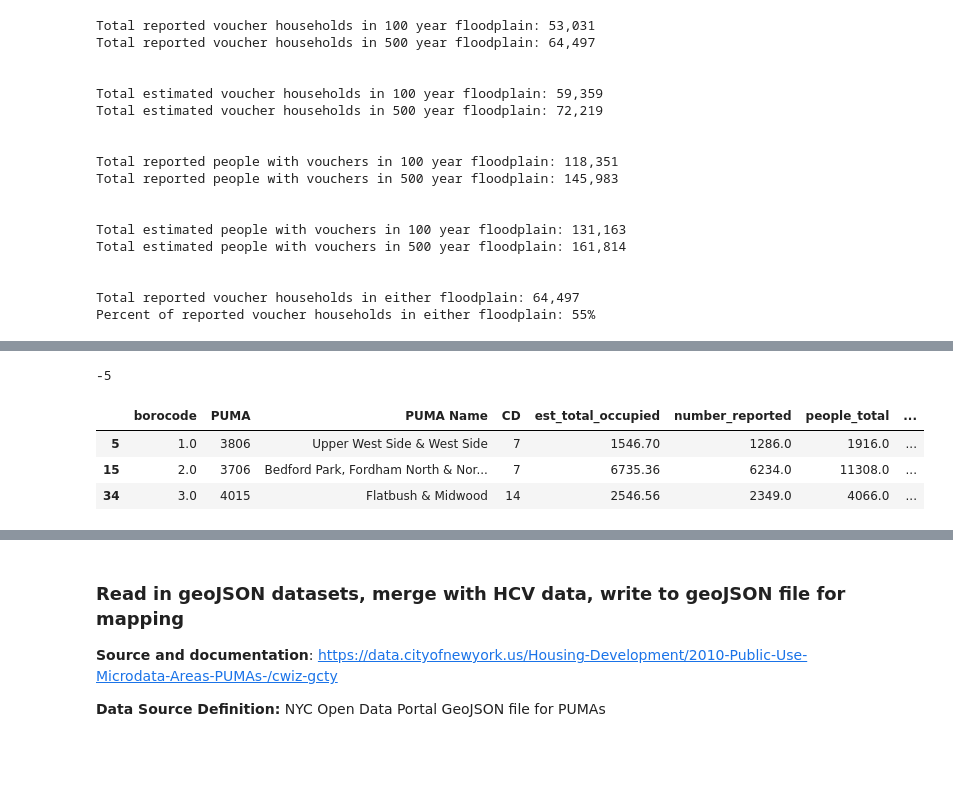
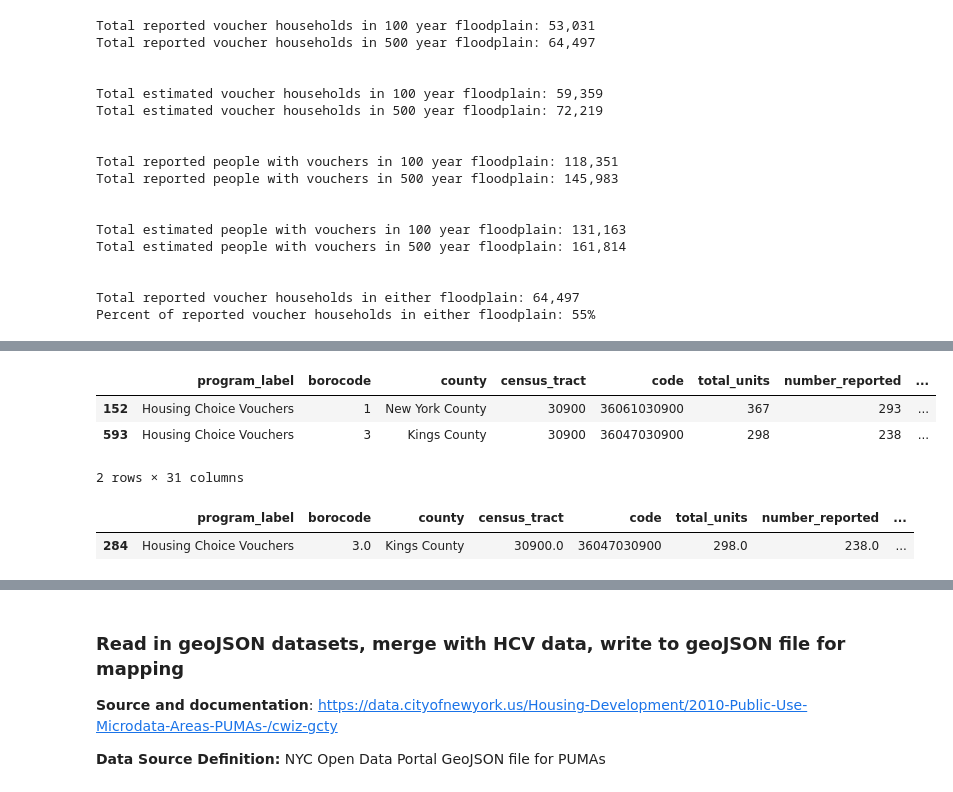
Before and after one commit to hannahrosey/section8-flood-risk, a Jupyter notebook: data_cleaning/data_cleaning.ipynb, the cells around one changed output, grey strips where cells are left out. Saved outputs shown, nothing was run; the diff lists cells and outputs as text; code cells hidden in the pictures; blank space fills up the shorter version.

```diff
--- a/data_cleaning/data_cleaning.ipynb
+++ b/data_cleaning/data_cleaning.ipynb
@@ -338,10 +351,10 @@ assert (table.PUMA.value_counts() == 1).all() == True, "Error! PUMA codes that m
 # Combine HCV dataset and PUMA names + CDs, check for uniqueness, aggregate at PUMA level
 
 ## Merge HCV and PUMA names and CDs
-hcv_puma_g = hcv_puma.merge(table, how = 'left', left_on = 'PUMA5CE', right_on = 'PUMA')
+hcv_puma = hcv_puma.merge(table, how = 'left', left_on = 'PUMA5CE', right_on = 'PUMA')
 
 ## Check that data is unique on borough, tract and puma
-check = hcv_puma_g.groupby(['borocode','census_tract','PUMA Name']).\
+check = hcv_puma.groupby(['borocode','census_tract','PUMA Name']).\
     aggregate({'program_label':'count'}).\
     reset_index()
 assert len(check.loc[check.program_label>1]) == 0, "Error! Data is not unique on borough, tract, and puma"
@@ -434,3 +467,16 @@ Percent of reported voucher households in either floodplain: 55%
+# %%
+hcv_puma.loc[hcv.census_tract==30900]
+# %% [output]
+|  | program_label | borocode | county | census_tract | code | total_units | number_reported | ... |
+| 152 | Housing Choice Vouchers | 1 | New York County | 30900 | 36061030900 | 367 | 293 | ... |
+| 593 | Housing Choice Vouchers | 3 | Kings County | 30900 | 36047030900 | 298 | 238 | ... |
+2 rows × 31 columns
+# %%
+check = hcvt_test_500.reset_index()
+check.loc[check.census_tract==30900]
+# %% [output]
+|  | program_label | borocode | county | census_tract | code | total_units | number_reported | ... |
+| 284 | Housing Choice Vouchers | 3.0 | Kings County | 30900.0 | 36047030900 | 298.0 | 238.0 | ... |
 # %%
 # Compare with intersection files prepared manually in QGIS just to be sure
 intersection_500 = gpd.read_file("hcv_floodplain_500_intersection.geojson")
@@ -439,16 +485,9 @@ check_500 = intersection_500.\
     aggregate({'number_reported':'sum','est_total_occupied':'sum'}).\
     reset_index()
 len(hcv_puma_g.merge(check_500, how = 'inner', on = ['PUMA','borocode']))-len(hcv_puma_g)
-# %% [output]
--5
 # %%
 # Check out PUMAs that have 500 year floodplain matches based on geopandas overlay but not in QGIS file
 hcv_puma_g.loc[~hcv_puma_g.PUMA.isin(check_500.PUMA)]
-# %% [output]
-|  | borocode | PUMA | PUMA Name | CD | est_total_occupied | number_reported | people_total | ... |
-| 5 | 1.0 | 3806 | Upper West Side & West Side | 7 | 1546.70 | 1286.0 | 1916.0 | ... |
-| 15 | 2.0 | 3706 | Bedford Park, Fordham North & Nor... | 7 | 6735.36 | 6234.0 | 11308.0 | ... |
-| 34 | 3.0 | 4015 | Flatbush & Midwood | 14 | 2546.56 | 2349.0 | 4066.0 | ... |
 # %%
 # Spot check these values
 # All seem to show up in the "intersections" layer in QGIS
```
Also changed, not shown: parts of 20 cells of this notebook, 6 other files.
